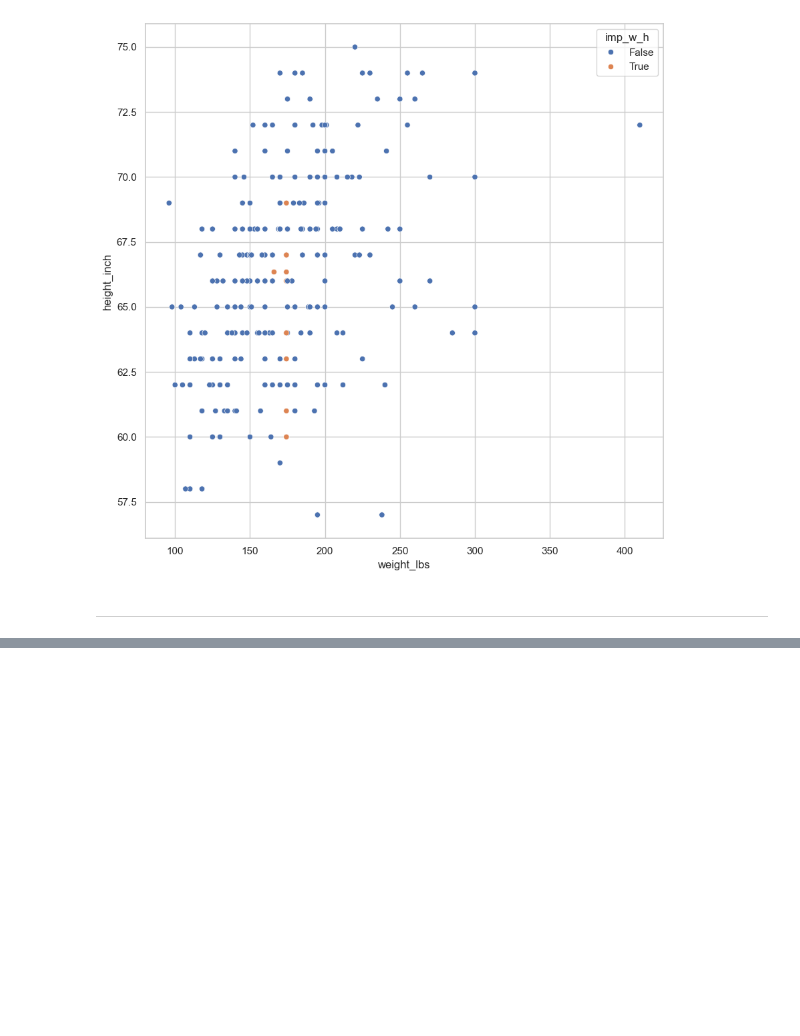
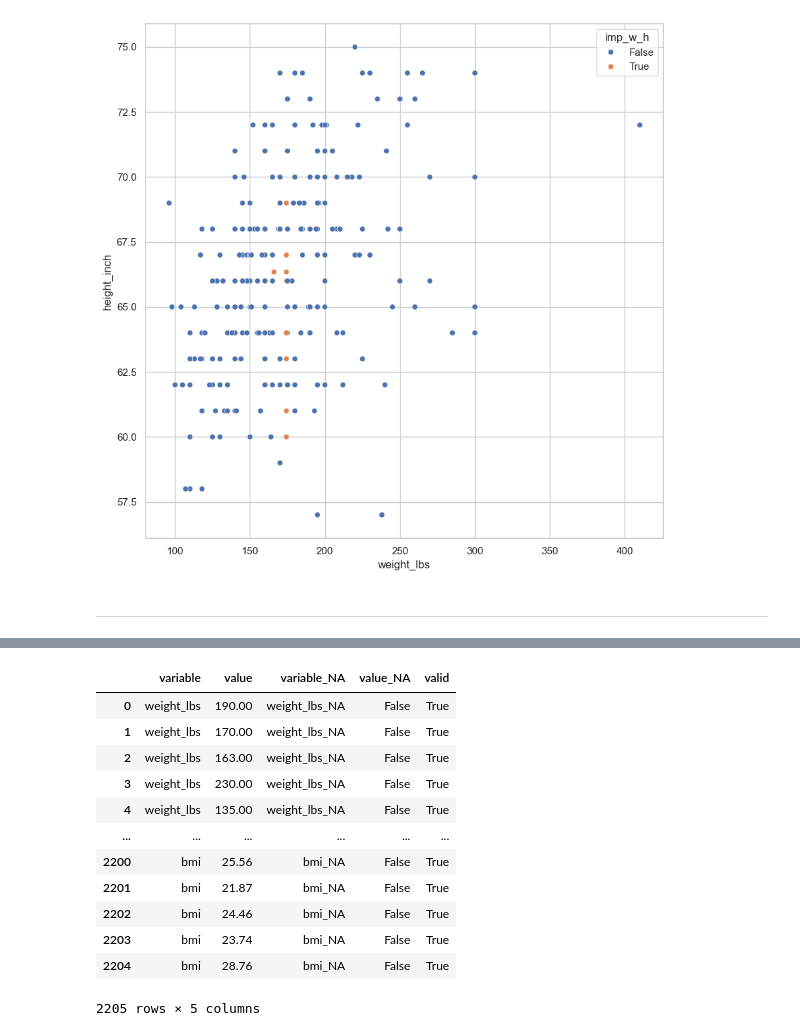
Before and after one commit to PedroRgz/Curso-Manejo-de-datos-faltantes, a Jupyter notebook: Manejo de datos faltantes - Exploración.ipynb, the cells around one changed output, grey strips where cells are left out. Drawn from its saved outputs; the diff is of its cells as text; code cells hidden in the pictures; blank space fills up the shorter version.

```diff
--- a/Manejo de datos faltantes - Exploración.ipynb
+++ b/Manejo de datos faltantes - Exploración.ipynb
@@ -2833,0 +2920,34 @@ df_risks.assign(
+# %%
+(riskfactors_df
+.select_columns("weight_lbs","height_inch","bmi")
+.missing.bind_shadow_matrix(true_string=True,false_string=False)
+.apply(
+    axis="rows",
+    func = lambda column : column.fillna(column.mean()) if "_NA" not in column.name else column
+)
+.pivot_longer(
+    index="*_NA"
+)
+.pivot_longer(
+    index=["variable","value"],
+    names_to="variable_NA",
+    values_to="value_NA"
+)
+.assign(
+    valid=lambda df : df.apply(axis="columns", func= lambda column : column.variable in column.variable_NA)
+)
+)
+# %% [output]
+|  | variable | value | variable_NA | value_NA | valid |
+| 0 | weight_lbs | 190.00 | weight_lbs_NA | False | True |
+| 1 | weight_lbs | 170.00 | weight_lbs_NA | False | True |
+| 2 | weight_lbs | 163.00 | weight_lbs_NA | False | True |
+| 3 | weight_lbs | 230.00 | weight_lbs_NA | False | True |
+| 4 | weight_lbs | 135.00 | weight_lbs_NA | False | True |
+| ... | ... | ... | ... | ... | ... |
+| 2200 | bmi | 25.56 | bmi_NA | False | True |
+| 2201 | bmi | 21.87 | bmi_NA | False | True |
+| 2202 | bmi | 24.46 | bmi_NA | False | True |
+| 2203 | bmi | 23.74 | bmi_NA | False | True |
+| 2204 | bmi | 28.76 | bmi_NA | False | True |
+2205 rows × 5 columns
```
Also changed, not shown: parts of 7 cells of this notebook.
